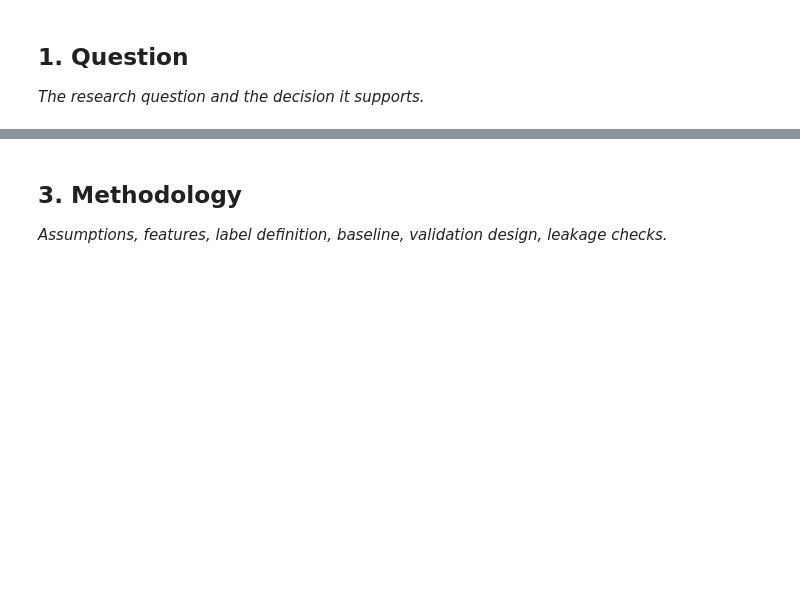
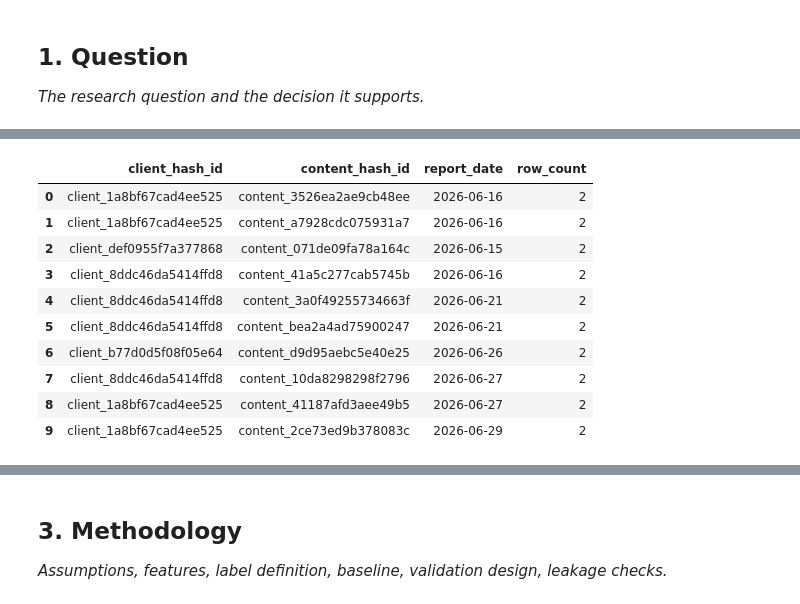
Before and after one commit to akulvibhore/flyrank-ml-internship-, a Jupyter notebook: work/notebooks/capstone.ipynb, the cells around one changed output, grey strips where cells are left out. Saved outputs shown, nothing was run; the diff lists cells and outputs as text; code cells hidden in the pictures; blank space fills up the shorter version.

```diff
--- a/work/notebooks/capstone.ipynb
+++ b/work/notebooks/capstone.ipynb
@@ -16,0 +197,31 @@ This skeleton is yours to fill. Work the sections **in order** — each one has
+# %%
+grain_check = con.sql(f"""
+SELECT
+    client_hash_id,
+    content_hash_id,
+    report_date,
+    COUNT(*) AS row_count
+FROM read_parquet(
+    '{daily_path}'
+)
+GROUP BY
+    client_hash_id,
+    content_hash_id,
+    report_date
+HAVING COUNT(*) > 1
+LIMIT 10
+""").df()
+
+display(grain_check)
+# %% [output]
+|  | client_hash_id | content_hash_id | report_date | row_count |
+| 0 | client_1a8bf67cad4ee525 | content_3526ea2ae9cb48ee | 2026-06-16 | 2 |
+| 1 | client_1a8bf67cad4ee525 | content_a7928cdc075931a7 | 2026-06-16 | 2 |
+| 2 | client_def0955f7a377868 | content_071de09fa78a164c | 2026-06-15 | 2 |
+| 3 | client_8ddc46da5414ffd8 | content_41a5c277cab5745b | 2026-06-16 | 2 |
+| 4 | client_8ddc46da5414ffd8 | content_3a0f49255734663f | 2026-06-21 | 2 |
+| 5 | client_8ddc46da5414ffd8 | content_bea2a4ad75900247 | 2026-06-21 | 2 |
+| 6 | client_b77d0d5f08f05e64 | content_d9d95aebc5e40e25 | 2026-06-26 | 2 |
+| 7 | client_8ddc46da5414ffd8 | content_10da8298298f2796 | 2026-06-27 | 2 |
+| 8 | client_1a8bf67cad4ee525 | content_41187afd3aee49b5 | 2026-06-27 | 2 |
+| 9 | client_1a8bf67cad4ee525 | content_2ce73ed9b378083c | 2026-06-29 | 2 |
```
Also changed, not shown: parts of 21 cells of this notebook.
